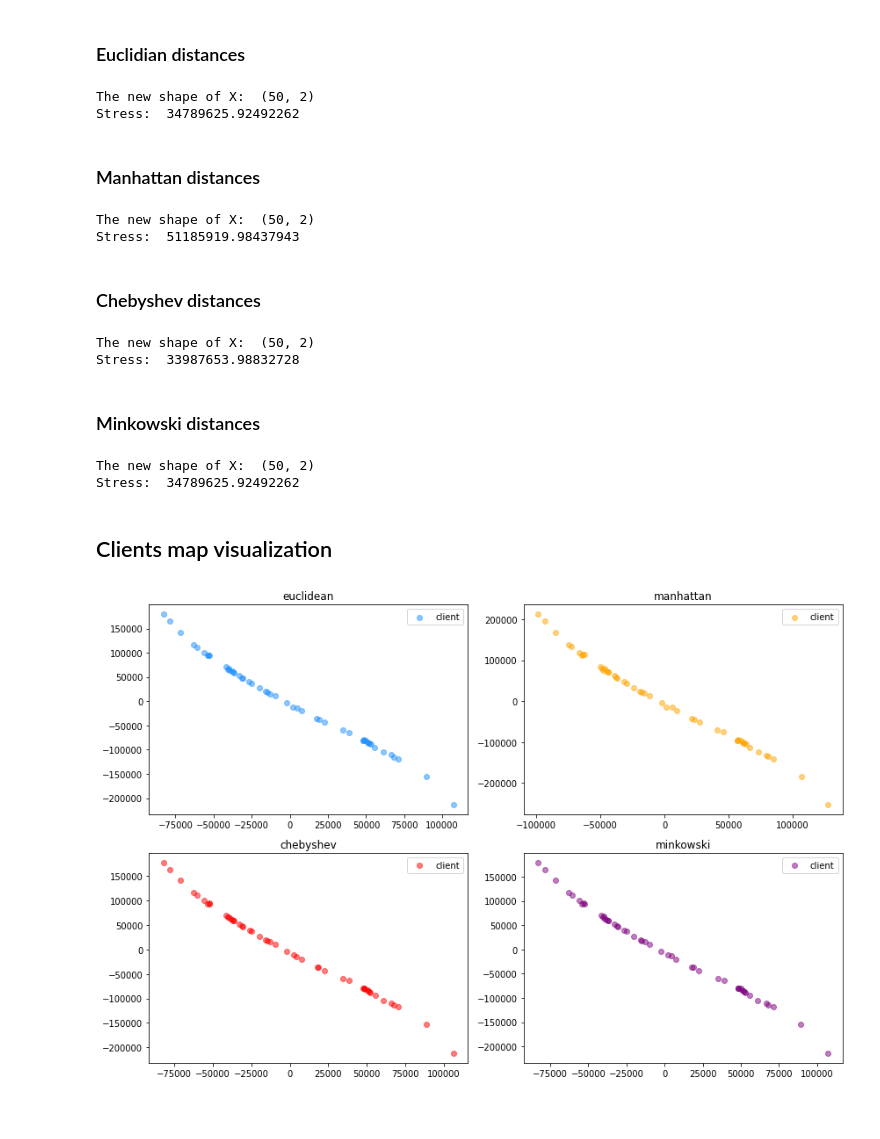
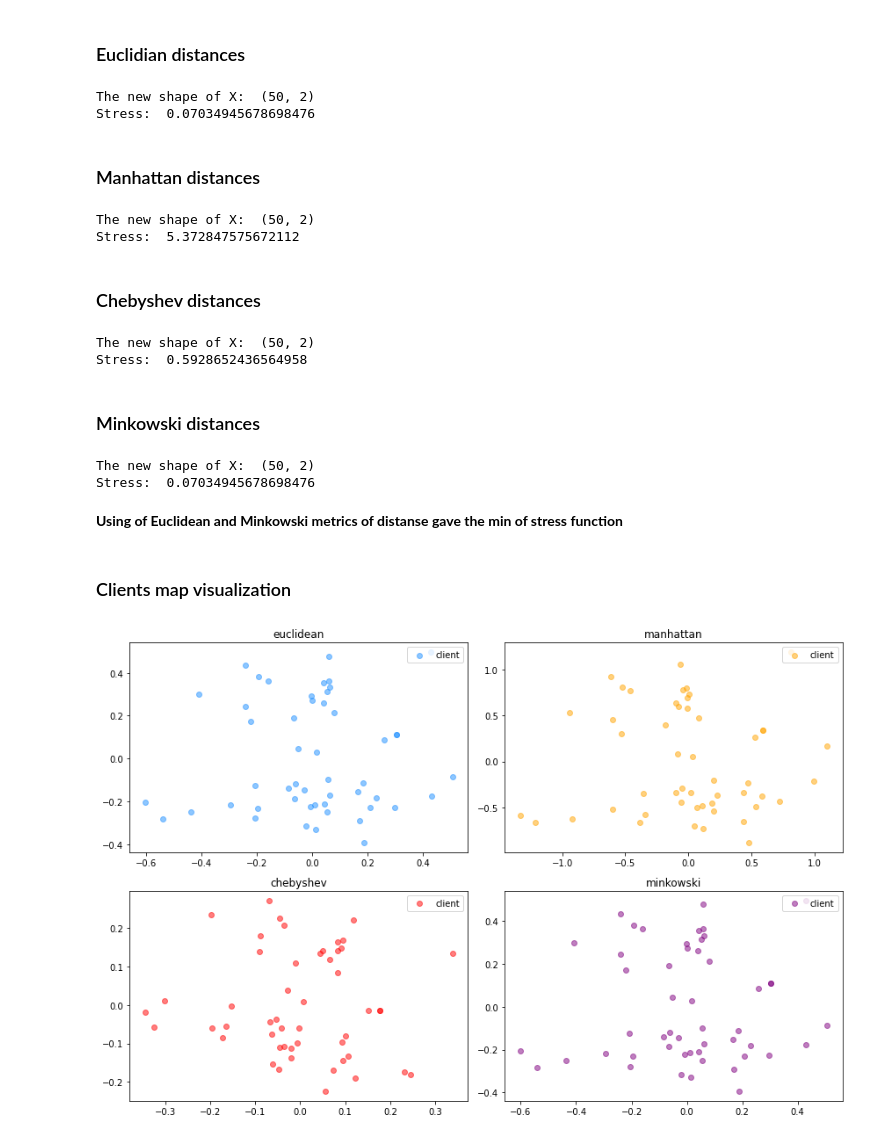
Before and after one commit to HSEDataAnalysis/LAB2, a Jupyter notebook: main.ipynb, the cells around one changed output. Cells and saved outputs as stored; diff of their text form; code cells hidden in the pictures; blank space fills up the shorter version.

```diff
--- a/main.ipynb
+++ b/main.ipynb
@@ -429,35 +456,38 @@ def get_mds_clients(df, metric):
 # %% [markdown]
 ### Euclidian distances
 # %%
-mds_euclidian = get_mds_clients(df, 'euclidean')
+mds_euclidian = get_mds_clients(df_normalized, 'euclidean')
 # %% [output]
 The new shape of X:  (50, 2)
-Stress:  34789625.92492262
+Stress:  0.07034945678698476
 # %% [markdown]
 ### Manhattan distances
 # %%
-mds_manhattan = get_mds_clients(df, 'manhattan')
+mds_manhattan = get_mds_clients(df_normalized, 'manhattan')
 # %% [output]
 The new shape of X:  (50, 2)
-Stress:  51185919.98437943
+Stress:  5.372847575672112
 # %% [markdown]
 ### Chebyshev distances
 # %%
-mds_chebyshev = get_mds_clients(df, 'chebyshev')
+mds_chebyshev = get_mds_clients(df_normalized, 'chebyshev')
 # %% [output]
 The new shape of X:  (50, 2)
-Stress:  33987653.98832728
+Stress:  0.5928652436564958
 # %% [markdown]
 ### Minkowski distances
 # %%
-mds_minkowski = get_mds_clients(df, 'minkowski')
+mds_minkowski = get_mds_clients(df_normalized, 'minkowski')
 # %% [output]
 The new shape of X:  (50, 2)
-Stress:  34789625.92492262
+Stress:  0.07034945678698476
+# %% [markdown]
+**Using of Euclidean and Minkowski metrics of distanse gave the min of stress function**
 # %% [markdown]
-## Clients map visualization
+### Clients map visualization
 # %%
-draw_client_map([mds_euclidian, mds_manhattan, mds_chebyshev, mds_minkowski],
-                ['euclidean', 'manhattan', 'chebyshev', 'minkowski'])
+X = [mds_euclidian, mds_manhattan, mds_chebyshev, mds_minkowski]
+titles = ['euclidean', 'manhattan', 'chebyshev', 'minkowski']
+draw_client_map(X, titles)
 # %% [output]
-[figure, old version]
+[figure, new version]
```
Also changed, not shown: parts of 35 cells of this notebook.
